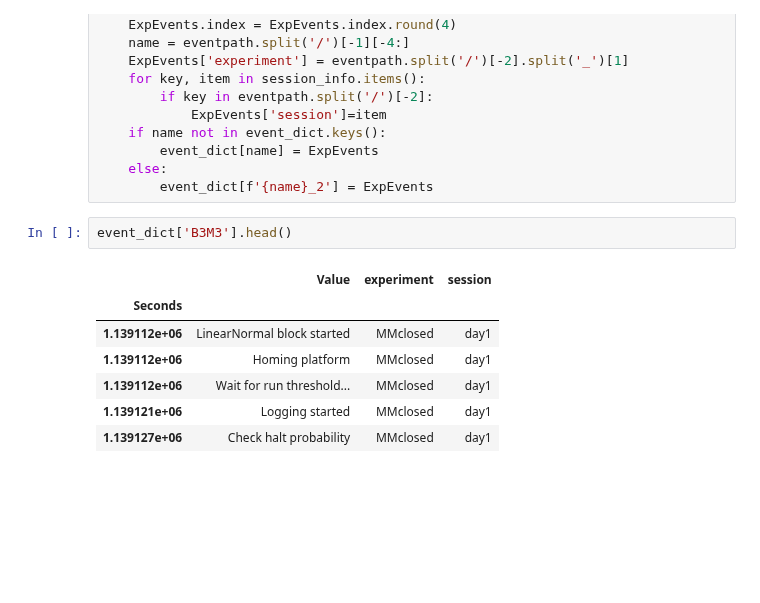
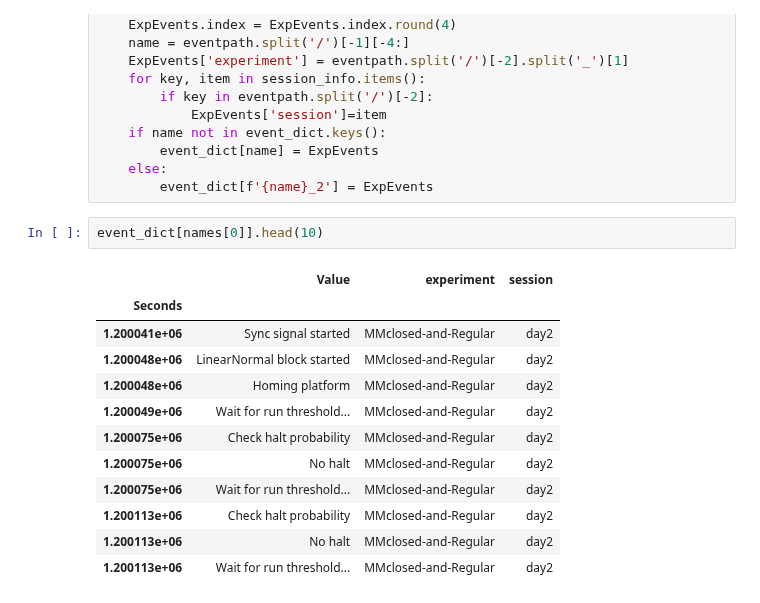
Before and after one commit to ikharitonov/vestibular_vr_pipeline, a Jupyter notebook: Reading_H5files.ipynb, the cells around one changed output. Drawn from its saved outputs; the diff is of its cells as text; blank space fills up the shorter version.

```diff
--- a/Reading_H5files.ipynb
+++ b/Reading_H5files.ipynb
@@ -263,14 +242,19 @@ for eventpath in eventpaths:
     else:
         event_dict[f'{name}_2'] = ExpEvents
 # %%
-event_dict['B3M3'].head()
+event_dict[names[0]].head(10)
 # %% [output]
 |  | Value | experiment | session |
 | Seconds |  |  |  |
-| 1.139112e+06 | LinearNormal block started | MMclosed | day1 |
-| 1.139112e+06 | Homing platform | MMclosed | day1 |
-| 1.139112e+06 | Wait for run threshold... | MMclosed | day1 |
-| 1.139121e+06 | Logging started | MMclosed | day1 |
-| 1.139127e+06 | Check halt probability | MMclosed | day1 |
+| 1.200041e+06 | Sync signal started | MMclosed-and-Regular | day2 |
+| 1.200048e+06 | LinearNormal block started | MMclosed-and-Regular | day2 |
+| 1.200048e+06 | Homing platform | MMclosed-and-Regular | day2 |
+| 1.200049e+06 | Wait for run threshold... | MMclosed-and-Regular | day2 |
+| 1.200075e+06 | Check halt probability | MMclosed-and-Regular | day2 |
+| 1.200075e+06 | No halt | MMclosed-and-Regular | day2 |
+| 1.200075e+06 | Wait for run threshold... | MMclosed-and-Regular | day2 |
+| 1.200113e+06 | Check halt probability | MMclosed-and-Regular | day2 |
+| 1.200113e+06 | No halt | MMclosed-and-Regular | day2 |
+| 1.200113e+06 | Wait for run threshold... | MMclosed-and-Regular | day2 |
 # %% [markdown]
 ### Adding events (and non-events) and session info to data
```
Also changed, not shown: parts of 25 cells of this notebook, 4 other files.
